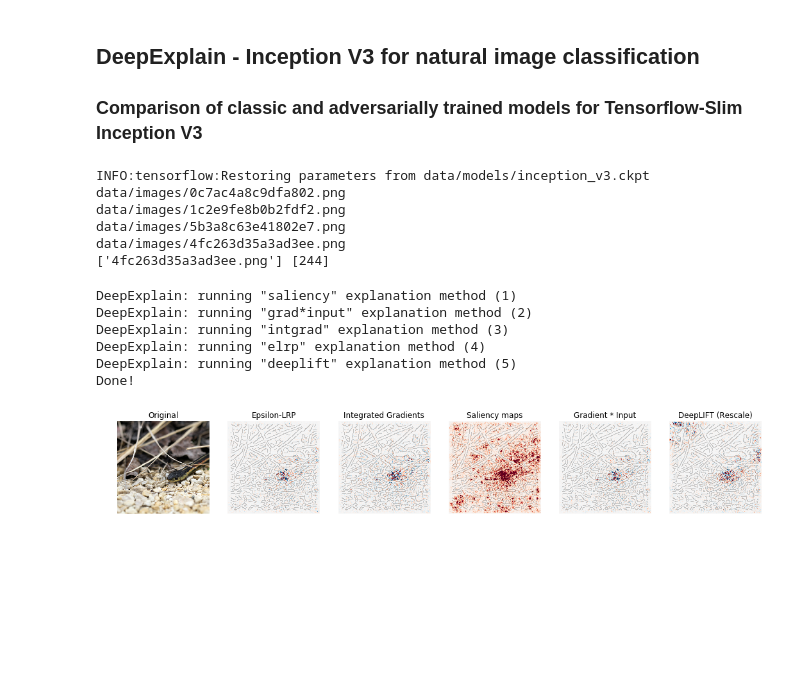
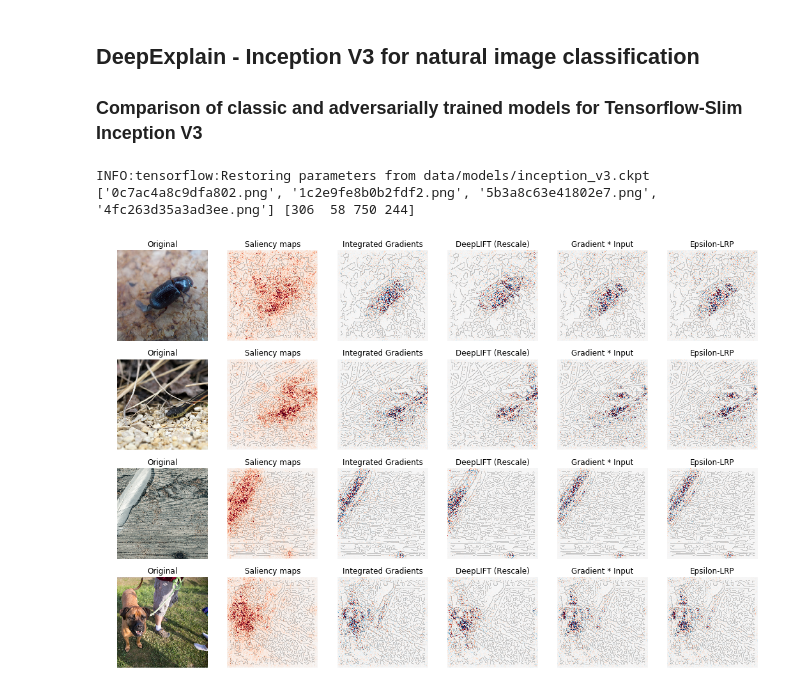
Before and after one commit to marcoancona/DeepExplain, a Jupyter notebook: examples/inception_tensorflow.ipynb, the cells around one changed output. Saved outputs shown, nothing was run; the diff lists cells and outputs as text; code cells hidden in the pictures; blank space fills up the shorter version.

Commit message:
minor: fix inception notebook for multiple input images

```diff
--- a/examples/inception_tensorflow.ipynb
+++ b/examples/inception_tensorflow.ipynb
@@ -53,7 +45,6 @@ def load_images(batch_shape):
 # %%
 # Load Inception V3 model from Tensorflow Slim, restore section
 # from checkpoint and run the classifier on the input data
-batch_shape = [1, 299, 299, 3]
 num_classes = 1001
 
 # Select the model here. Use adv_inception_v3 to use the weights of
@@ -67,7 +58,7 @@ sess = tf.Session()
 
 # Since we will explain it, the model has to be wrapped in a DeepExplain context
 with DeepExplain(session=sess, graph=sess.graph) as de:
-    X = tf.placeholder(tf.float32, shape=batch_shape)
+    X = tf.placeholder(tf.float32, shape=(None, 299, 299, 3))
 
     with slim.arg_scope(inception.inception_v3_arg_scope()):
         _, end_points = inception.inception_v3(X, num_classes=num_classes, is_training=False)
@@ -78,16 +69,12 @@ with DeepExplain(session=sess, graph=sess.graph) as de:
     saver = tf.train.Saver(slim.get_model_variables())
     saver.restore(sess, checkpoint)
 
-    for filenames, xs in load_images(batch_shape):
-        labels = sess.run(yi, feed_dict={X: xs})
-        print (filenames, labels)
+    filenames, xs = load_images()
+    labels = sess.run(yi, feed_dict={X: xs})
+    print (filenames, labels)
 # %% [output]
 INFO:tensorflow:Restoring parameters from data/models/inception_v3.ckpt
-data/images/0c7ac4a8c9dfa802.png
-data/images/1c2e9fe8b0b2fdf2.png
-data/images/5b3a8c63e41802e7.png
-data/images/4fc263d35a3ad3ee.png
-['4fc263d35a3ad3ee.png'] [244]
+['0c7ac4a8c9dfa802.png', '1c2e9fe8b0b2fdf2.png', '5b3a8c63e41802e7.png', '4fc263d35a3ad3ee.png'] [306  58 750 244]
 # %%
 # Compute attributions for the classified images
 # Every DeepExplain method must be called in a DeepExplain context.
@@ -99,39 +86,33 @@ with DeepExplain(session=sess) as de:
         # Gradient-based
         # NOTE: reduce_max is used to select the output unit for the class predicted by the classifier
         # For an example of how to use the ground-truth labels instead, see mnist_cnn_keras notebook
-        'Saliency maps':        de.explain('saliency', tf.reduce_max(logits), X, xs),
-        'Gradient * Input':     de.explain('grad*input', tf.reduce_max(logits), X, xs),
-        'Integrated Gradients': de.explain('intgrad', tf.reduce_max(logits), X, xs),
-        'Epsilon-LRP':          de.explain('elrp', tf.reduce_max(logits), X, xs),
-        'DeepLIFT (Rescale)':   de.explain('deeplift', tf.reduce_max(logits), X, xs),
+        'Saliency maps':        de.explain('saliency', tf.reduce_max(logits, 1), X, xs),
+        'Gradient * Input':     de.explain('grad*input', tf.reduce_max(logits, 1), X, xs),
+        'Integrated Gradients': de.explain('intgrad', tf.reduce_max(logits, 1), X, xs),
+        'Epsilon-LRP':          de.explain('elrp', tf.reduce_max(logits, 1), X, xs),
+        'DeepLIFT (Rescale)':   de.explain('deeplift', tf.reduce_max(logits, 1), X, xs),
         # Perturbation-based (comment out to evaluate, but this will take a while!)
-        # 'Occlusion [15x15]':    de.explain('occlusion', tf.reduce_max(logits), X, xs, window_shape=(15,15,3), step=4)
+        # 'Occlusion [15x15]':    de.explain('occlusion', tf.reduce_max(logits, 1), X, xs, window_shape=(15,15,3), step=4)
     }
     print ("Done!")
-# %% [output]
-DeepExplain: running "saliency" explanation method (1)
-DeepExplain: running "grad*input" explanation method (2)
-DeepExplain: running "intgrad" explanation method (3)
-DeepExplain: running "elrp" explanation method (4)
-DeepExplain: running "deeplift" explanation method (5)
-Done!
 # %%
 # Plot attributions
 from utils import plot, plt
 %matplotlib inline
 
 n_cols = int(len(attributions)) + 1
-n_rows = batch_shape[0]
+n_rows = len(xs)
 fig, axes = plt.subplots(nrows=n_rows, ncols=n_cols, figsize=(3*n_cols, 3*n_rows))
 
 for i, xi in enumerate(xs):
     xi = (xi - np.min(xi))
     xi /= np.max(xi)
-    axes[i].imshow(xi)
-    axes[i].set_title('Original')
-    axes[i].axis('off')
-    #plot(xs, axis=axes[i]).set_title('Original')
+    ax = axes.flatten()[i*n_cols]
+    ax.imshow(xi)
+    ax.set_title('Original')
+    ax.axis('off')
     for j, a in enumerate(attributions):
-        plot(attributions[a][i], xi = xi, axis=axes[j+1], dilation=.5, percentile=97, alpha=.2).set_title(a)
+        axj = axes.flatten()[i*n_cols + j + 1]
+        plot(attributions[a][i], xi = xi, axis=axj, dilation=.5, percentile=99, alpha=.2).set_title(a)
 # %% [output]
-[figure, old version]
+[figure, new version]
```
Also changed, not shown: parts of 1 cell of this notebook.
